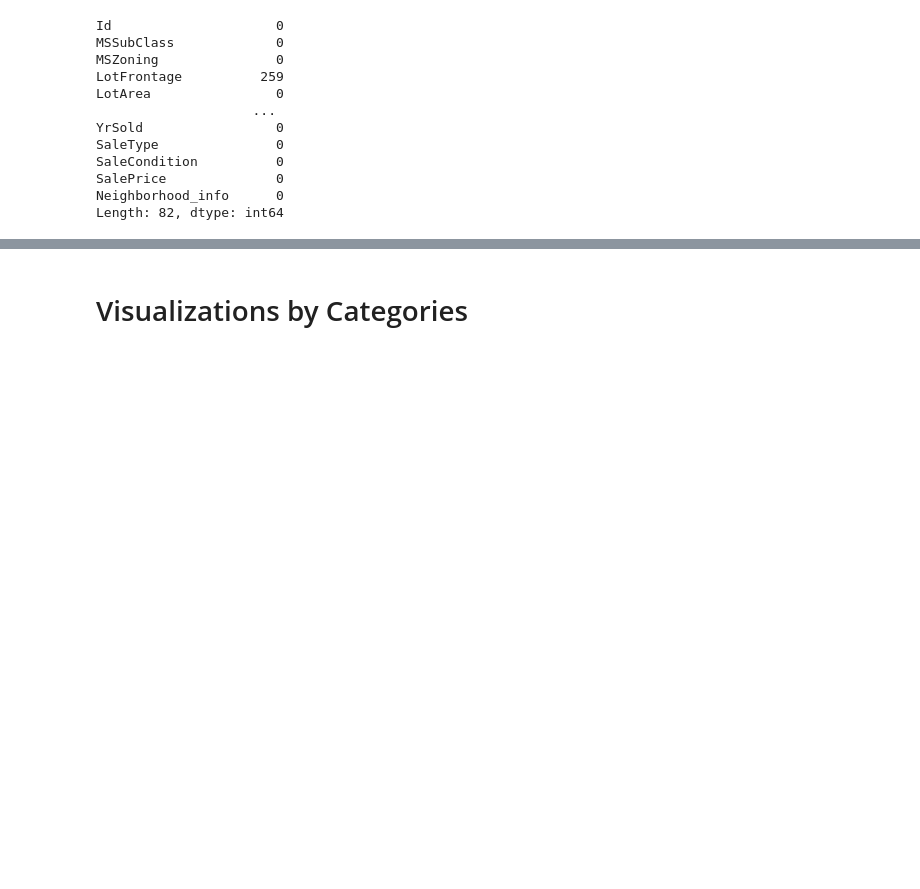
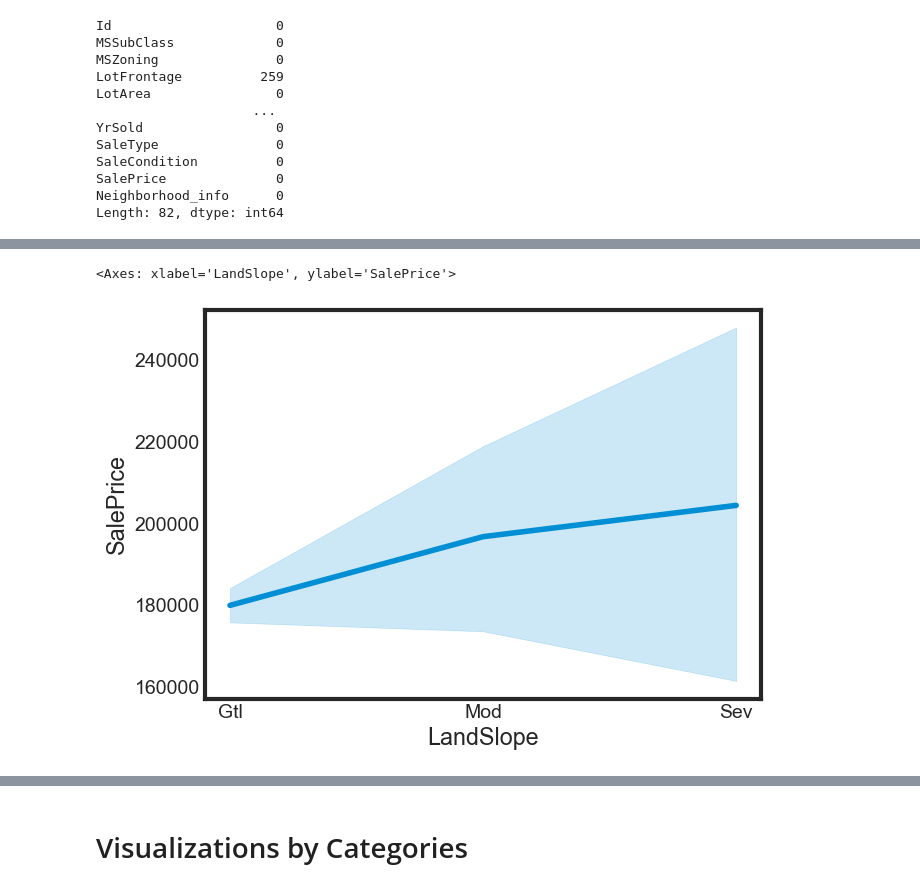
Before and after one commit to Spikes666/Data-Dive-4, a Jupyter notebook: main.ipynb, the cells around one changed output, grey strips where cells are left out. Saved outputs shown, nothing was run; the diff lists cells and outputs as text; code cells hidden in the pictures; blank space fills up the shorter version.

```diff
--- a/main.ipynb
+++ b/main.ipynb
@@ -153,0 +178,5 @@ Length: 82, dtype: int64
+# %%
+sns.lineplot(data=df,x='LandSlope',y='SalePrice')
+# %% [output]
+<Axes: xlabel='LandSlope', ylabel='SalePrice'>
+[figure, added]
```
Also changed, not shown: parts of 21 cells of this notebook.
